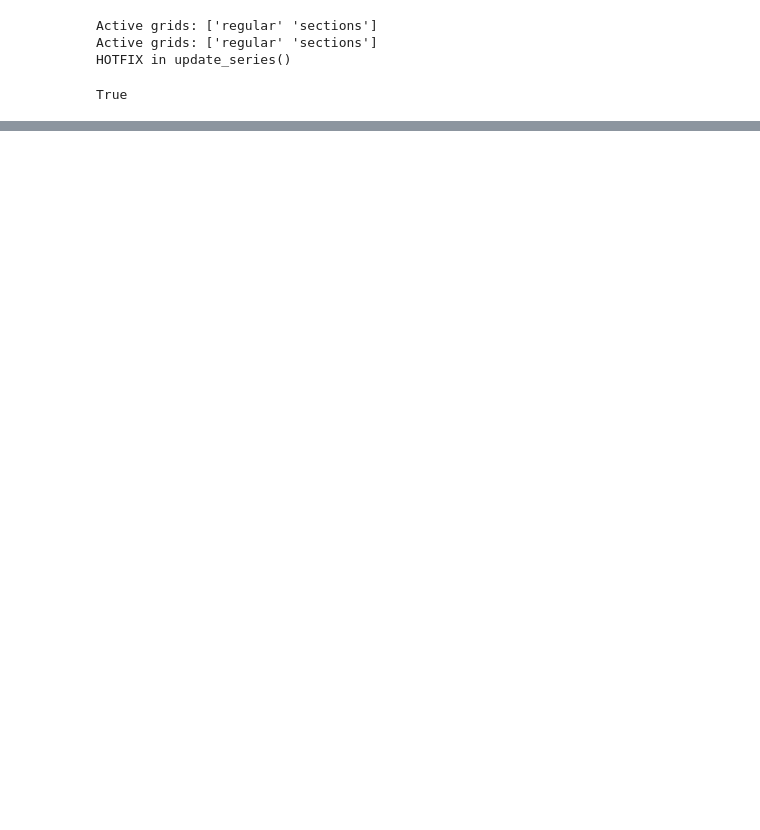
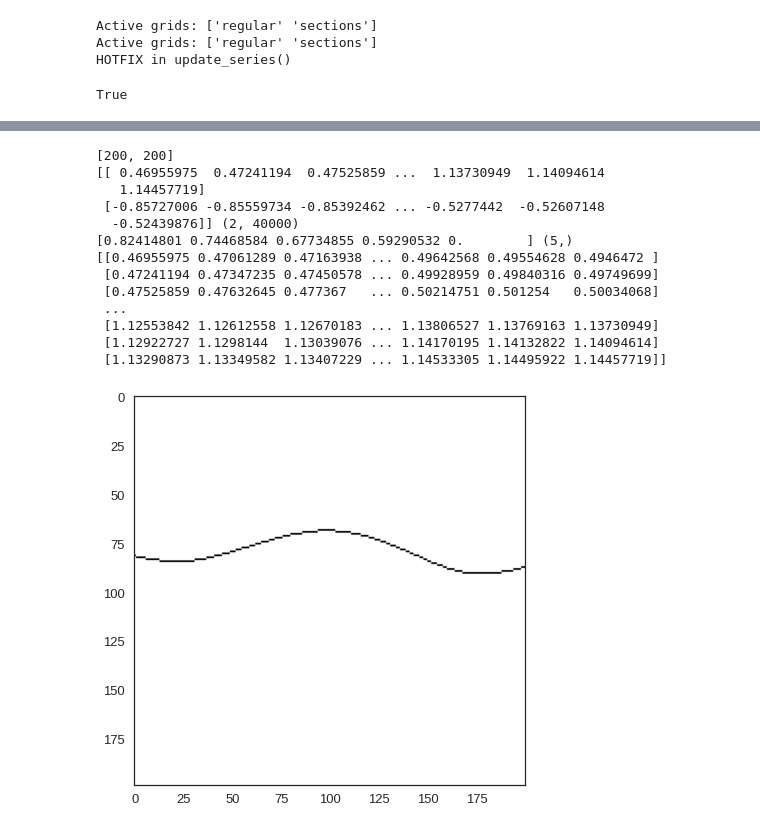
Before and after one commit to TrellixVulnTeam/gempy-notebooks_Q97W, a Jupyter notebook: server-gempy/geo-model-v4.ipynb, the cells around one changed output, grey strips where cells are left out. Drawn from its saved outputs; the diff is of its cells as text; code cells hidden in the pictures; blank space fills up the shorter version.

```diff
--- a/server-gempy/geo-model-v4.ipynb
+++ b/server-gempy/geo-model-v4.ipynb
@@ -169,0 +200,15 @@ plt.show()
+# %%
+surface_points_input_data_v2 = pd.read_csv('./data/simple_fault_model_points.csv')
+orientaions_input_data_v2 = pd.read_csv('./data/simple_fault_model_orientations.csv')
+
+# Format geological_input_data
+surface_points_original_df_v2 = surface_points_input_data_v2[['X', 'Y', 'Z', 'formation']]
+
+# rename colums
+surface_points_original_df_v2.columns = ['X', 'Y', 'Z', 'surface']
+
+# add distribution type and parameter
+surface_points_original_df_v2['param1'] = 10
+
+# Orientaions
+orientations_original_df_v2 = orientaions_input_data_v2[['X', 'Y', 'Z', 'dip', 'azimuth', 'polarity', 'formation']]
@@ -169,0 +271,39 @@ plt.show()
+# %%
+section_shape = geo_model.grid.sections.resolution[0]
+print(section_shape)
+
+section_scalar_field_values = geo_model.solutions.sections[1]
+print(section_scalar_field_values, section_scalar_field_values.shape)
+
+level = geo_model.solutions.scalar_field_at_surface_points[0]
+print(level, level.shape)
+
+section_scalar_field_values_reshaped = section_scalar_field_values[0,:].reshape(section_shape).T
+print(section_scalar_field_values_reshaped)
+
+# find values bigger then level value x
+biger_level_0 = section_scalar_field_values_reshaped > level[0]
+
+# use matrix shifting along xaxis to find top-surface
+biger_level_0_0 = biger_level_0[1:,:]
+biger_level_0_1 = biger_level_0[:-1,:]
+biger_level_0_i = biger_level_0_0 ^ biger_level_0_1
+
+# plot
+plt.imshow(biger_level_0_i[::-1,:])
+plt.show()
+# %% [output]
+[200, 200]
+[[ 0.46955975  0.47241194  0.47525859 ...  1.13730949  1.14094614
+   1.14457719]
+ [-0.85727006 -0.85559734 -0.85392462 ... -0.5277442  -0.52607148
+  -0.52439876]] (2, 40000)
+[0.82414801 0.74468584 0.67734855 0.59290532 0.        ] (5,)
+[[0.46955975 0.47061289 0.47163938 ... 0.49642568 0.49554628 0.4946472 ]
+ [0.47241194 0.47347235 0.47450578 ... 0.49928959 0.49840316 0.49749699]
+ [0.47525859 0.47632645 0.477367   ... 0.50214751 0.501254   0.50034068]
+ ...
+ [1.12553842 1.12612558 1.12670183 ... 1.13806527 1.13769163 1.13730949]
+ [1.12922727 1.1298144  1.13039076 ... 1.14170195 1.14132822 1.14094614]
+ [1.13290873 1.13349582 1.13407229 ... 1.14533305 1.14495922 1.14457719]]
+[figure, added]
```
Also changed, not shown: parts of 11 cells of this notebook, 2 other files.
